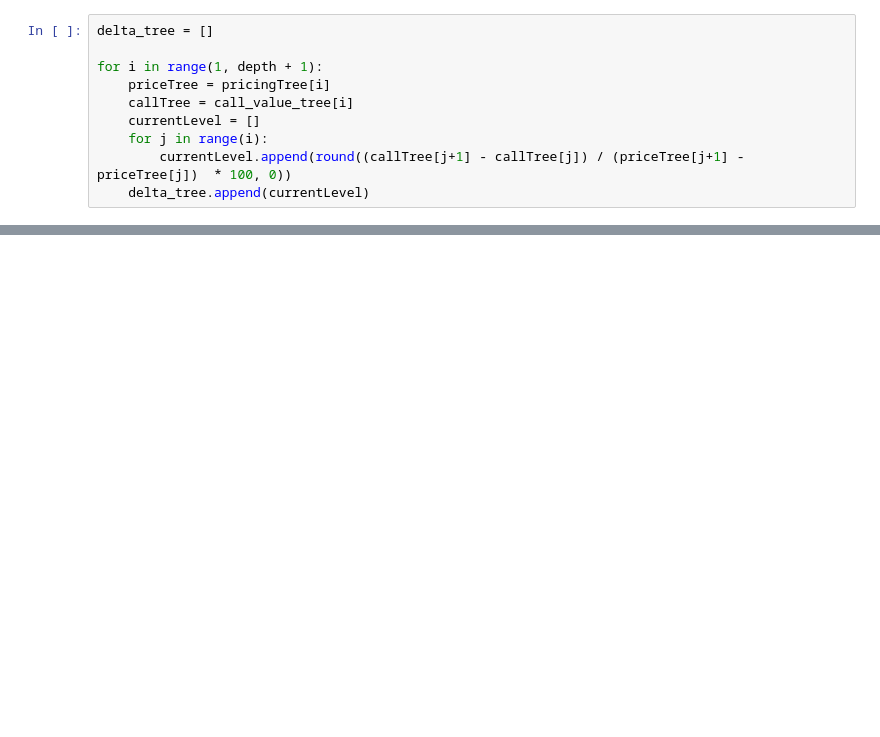
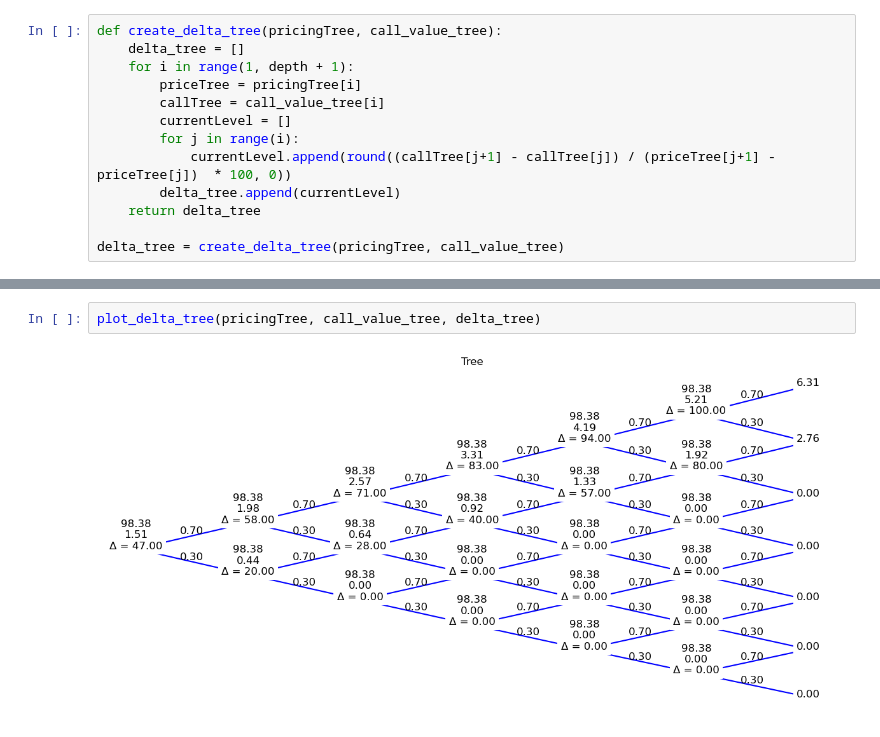
Before and after one commit to JamesRv21/Binomial-Options-Pricing-Model, a Jupyter notebook: binomialTree.ipynb, the cells around one changed output, grey strips where cells are left out. Drawn from its saved outputs; the diff is of its cells as text; blank space fills up the shorter version.

```diff
--- a/binomialTree.ipynb
+++ b/binomialTree.ipynb
@@ -105,11 +120,14 @@ for i in range(depth):
 # %%
-delta_tree = []
+def create_delta_tree(pricingTree, call_value_tree):
+    delta_tree = []
+    for i in range(1, depth + 1):
+        priceTree = pricingTree[i]
+        callTree = call_value_tree[i]
+        currentLevel = []
+        for j in range(i):
+            currentLevel.append(round((callTree[j+1] - callTree[j]) / (priceTree[j+1] - priceTree[j])  * 100, 0))
+        delta_tree.append(currentLevel)
+    return delta_tree
 
-for i in range(1, depth + 1):
-    priceTree = pricingTree[i]
-    callTree = call_value_tree[i]
-    currentLevel = []
-    for j in range(i):
-        currentLevel.append(round((callTree[j+1] - callTree[j]) / (priceTree[j+1] - priceTree[j])  * 100, 0))
-    delta_tree.append(currentLevel)
+delta_tree = create_delta_tree(pricingTree, call_value_tree)
 # %%
@@ -150,0 +169,4 @@ for i in range(depth):
+# %%
+plot_delta_tree(pricingTree, call_value_tree, delta_tree)
+# %% [output]
+[figure, added]
```
Also changed, not shown: parts of 11 cells of this notebook.
